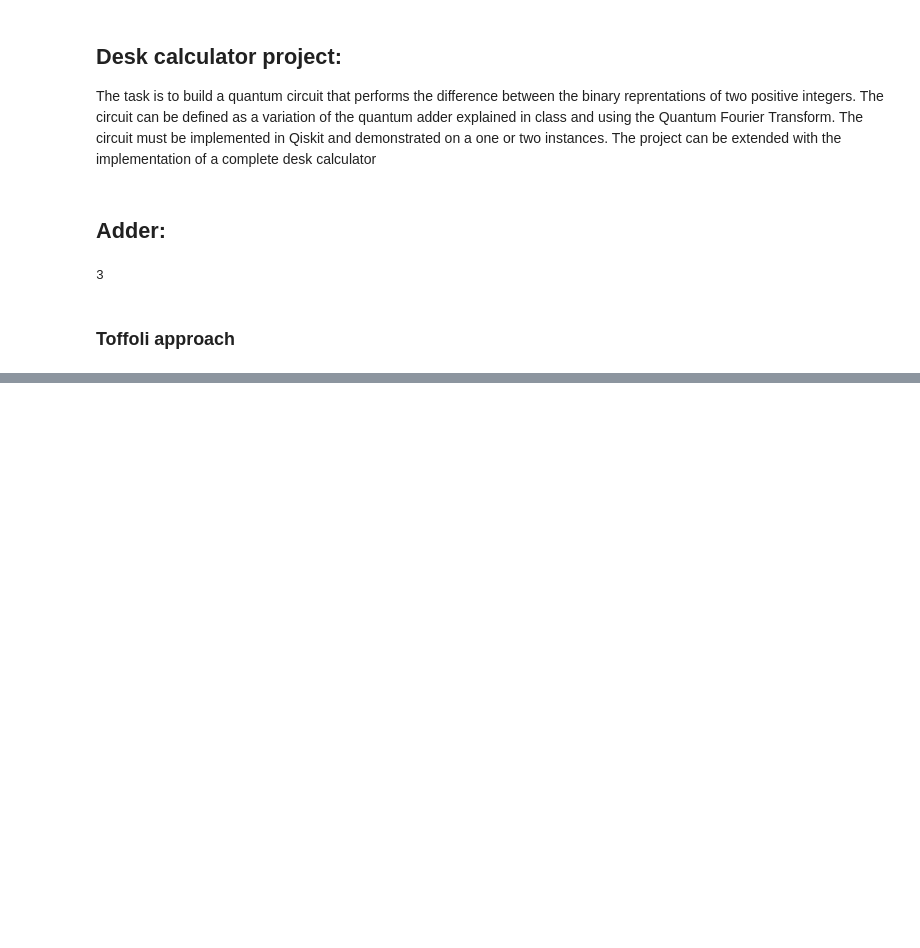
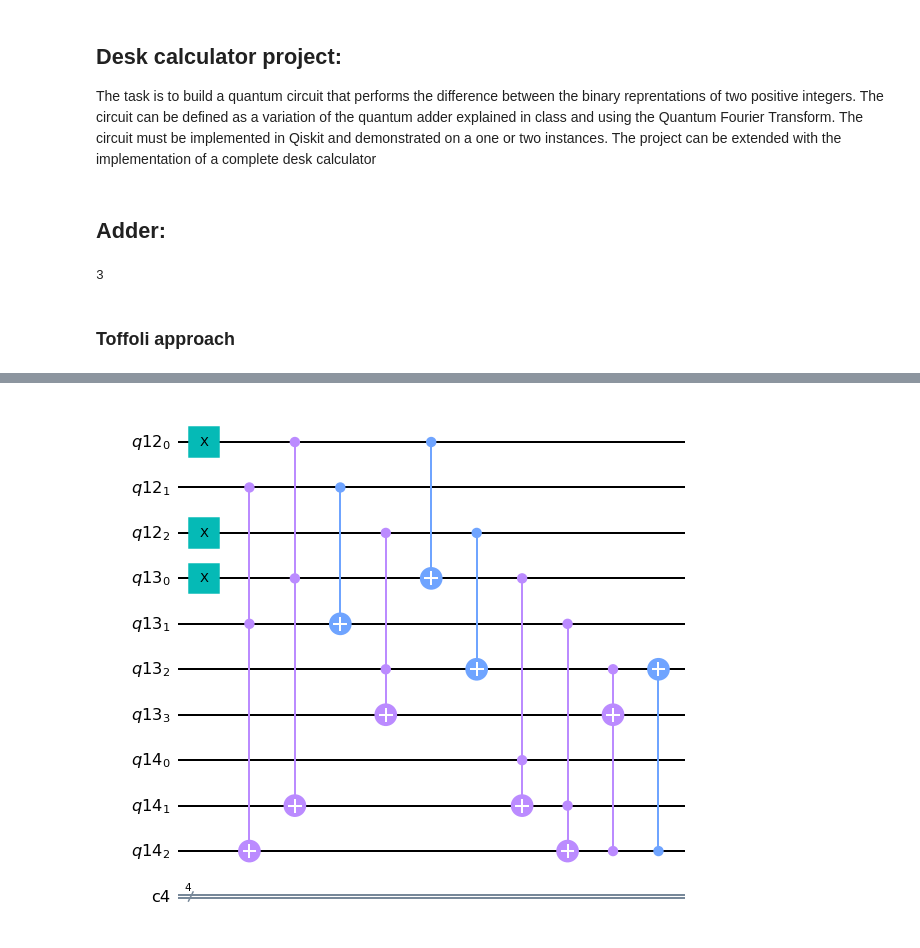
Before and after one commit to lmarza/QuantumDeskCalculator, a Jupyter notebook: deskCalculator.ipynb, the cells around one changed output, grey strips where cells are left out. Saved outputs shown, nothing was run; the diff lists cells and outputs as text; code cells hidden in the pictures; blank space fills up the shorter version.

```diff
--- a/deskCalculator.ipynb
+++ b/deskCalculator.ipynb
@@ -95,0 +83,16 @@ print(counts)
+# %%
+
+#For the last iteration of the carry gate, instead of feeding the
+#result to c[n], we use b[n], which is why c has only n bits,
+#with c[n-1] being the last carry bit
+qc.ccx(a[n-1], b[n-1], b[n])
+qc.draw('mpl')
+qc.cx(a[n-1], b[n-1])
+qc.draw('mpl')
+qc.ccx(c[n-1], b[n-1], b[n])
+qc.draw('mpl')
+#Reversing the gate operation performed on b[n-1]
+qc.cx(c[n-1], b[n-1])
+qc.draw('mpl')
+# %% [output]
+[figure, added]
```
Also changed, not shown: parts of 15 cells of this notebook.
